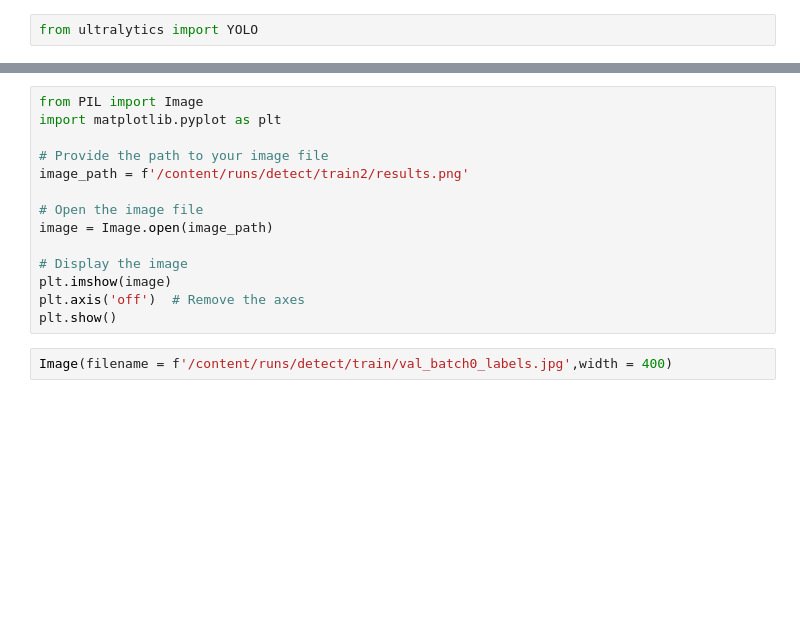
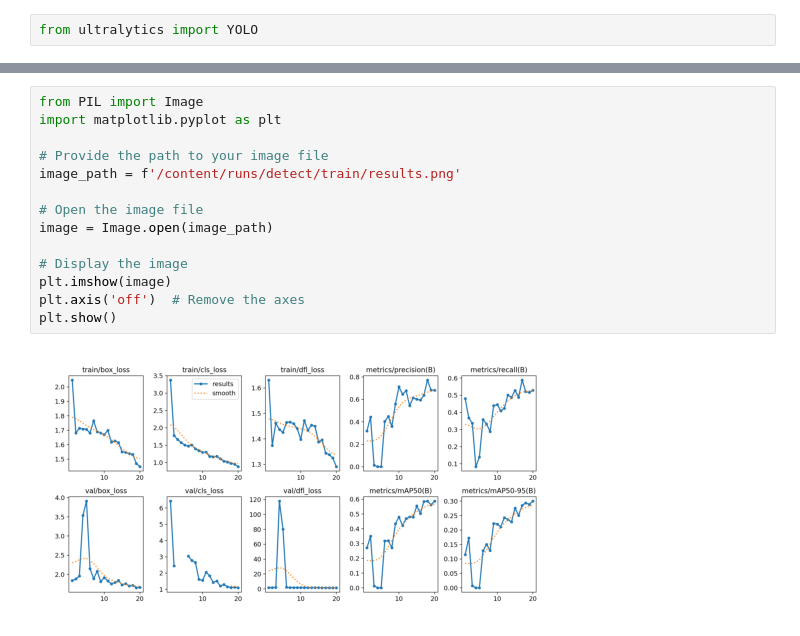
Before and after one commit to NightPrinceY/CollegeForFun, a Jupyter notebook: HELMETV8.ipynb, the cells around one changed output, grey strips where cells are left out. Saved outputs shown, nothing was run; the diff lists cells and outputs as text; blank space fills up the shorter version.

```diff
--- a/HELMETV8.ipynb
+++ b/HELMETV8.ipynb
@@ -32,18 +131,18 @@ Image(filename = f'/content/runs/detect/train2/results.png',width = 400)
 # %%
 from PIL import Image
 import matplotlib.pyplot as plt
 
 # Provide the path to your image file
-image_path = f'/content/runs/detect/train2/results.png'
+image_path = f'/content/runs/detect/train/results.png'
 
 # Open the image file
 image = Image.open(image_path)
 
 # Display the image
 plt.imshow(image)
 plt.axis('off')  # Remove the axes
 plt.show()
+# %% [output]
+[figure, added]
-# %%
-Image(filename = f'/content/runs/detect/train/val_batch0_labels.jpg',width = 400)
 # %%
 !yolo task = detect mode = val  model = /content/runs/detect/train/weights/best.pt  data = {dataset.location}/data.yaml
```
Also changed, not shown: parts of 20 cells of this notebook.
